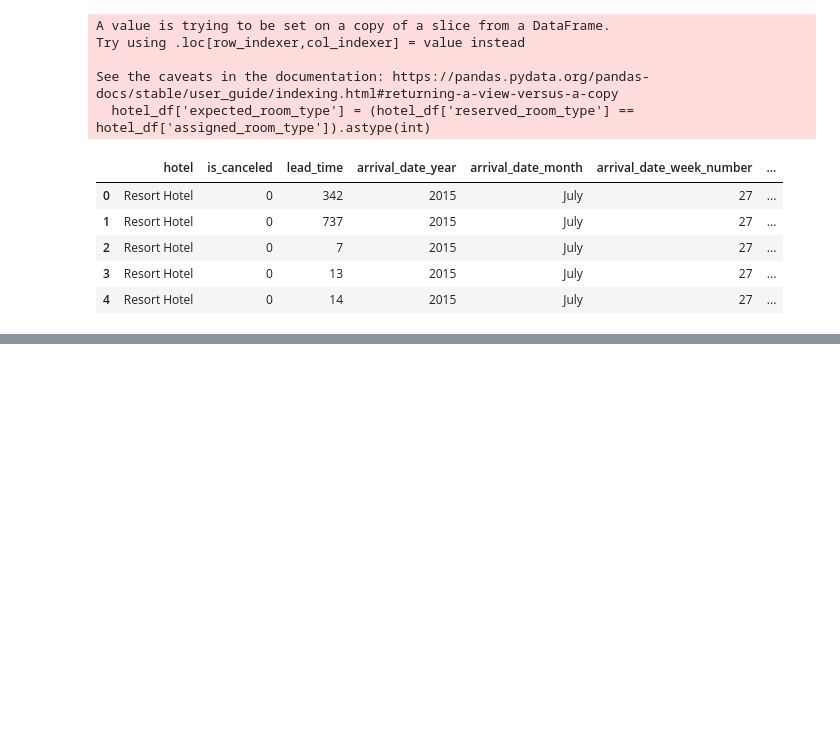
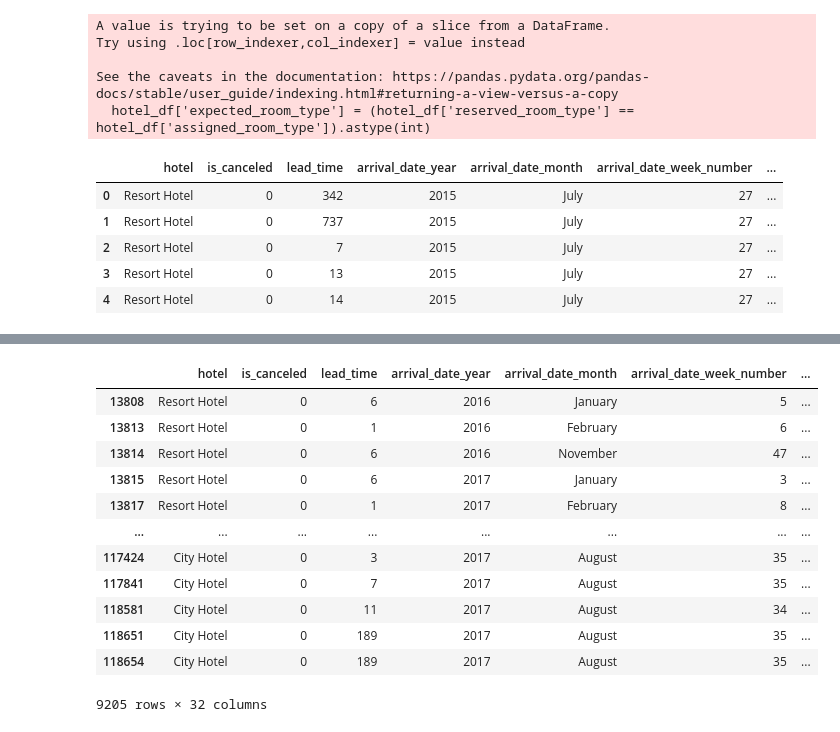
Before and after one commit to leeCodingStudio/Python_machine_learning, a Jupyter notebook: 9_랜덤_포레스트.ipynb, the cells around one changed output, grey strips where cells are left out. Saved outputs shown, nothing was run; the diff lists cells and outputs as text; code cells hidden in the pictures; blank space fills up the shorter version.

```diff
--- a/9_랜덤_포레스트.ipynb
+++ b/9_랜덤_포레스트.ipynb
@@ -231,6 +231,8 @@ Data columns (total 27 columns):
  26  total_of_special_requests       119390 non-null  int64
 dtypes: float64(2), int64(16), object(9)
 memory usage: 24.6+ MB
+# %%
+hotel_df = hotel_df.dropna()
 # %%
 hotel_df
 # %% [output]
@@ -404,3 +412,5 @@ hotel_df.head()
 | 2 | Resort Hotel | 0 | 7 | 2015 | July | 27 | ... |
 | 3 | Resort Hotel | 0 | 13 | 2015 | July | 27 | ... |
 | 4 | Resort Hotel | 0 | 14 | 2015 | July | 27 | ... |
+# %%
+hotel_df['cancel_rate'] = hotel_df['previous_cancellations'] / (hotel_df['previous_cancellations'] + hotel_df['previous_bookings_not_canceled'])
@@ -406,0 +448,16 @@ hotel_df.head()
+# %%
+hotel_df[~hotel_df['cancel_rate'].isna()] # 방문한적은 있지만 캔슬이 없는 경우
+# %% [output]
+|  | hotel | is_canceled | lead_time | arrival_date_year | arrival_date_month | arrival_date_week_number | ... |
+| 13808 | Resort Hotel | 0 | 6 | 2016 | January | 5 | ... |
+| 13813 | Resort Hotel | 0 | 1 | 2016 | February | 6 | ... |
+| 13814 | Resort Hotel | 0 | 6 | 2016 | November | 47 | ... |
+| 13815 | Resort Hotel | 0 | 6 | 2017 | January | 3 | ... |
+| 13817 | Resort Hotel | 0 | 1 | 2017 | February | 8 | ... |
+| ... | ... | ... | ... | ... | ... | ... | ... |
+| 117424 | City Hotel | 0 | 3 | 2017 | August | 35 | ... |
+| 117841 | City Hotel | 0 | 7 | 2017 | August | 35 | ... |
+| 118581 | City Hotel | 0 | 11 | 2017 | August | 34 | ... |
+| 118651 | City Hotel | 0 | 189 | 2017 | August | 35 | ... |
+| 118654 | City Hotel | 0 | 189 | 2017 | August | 35 | ... |
+9205 rows × 32 columns
```
Also changed, not shown: parts of 64 cells of this notebook.
